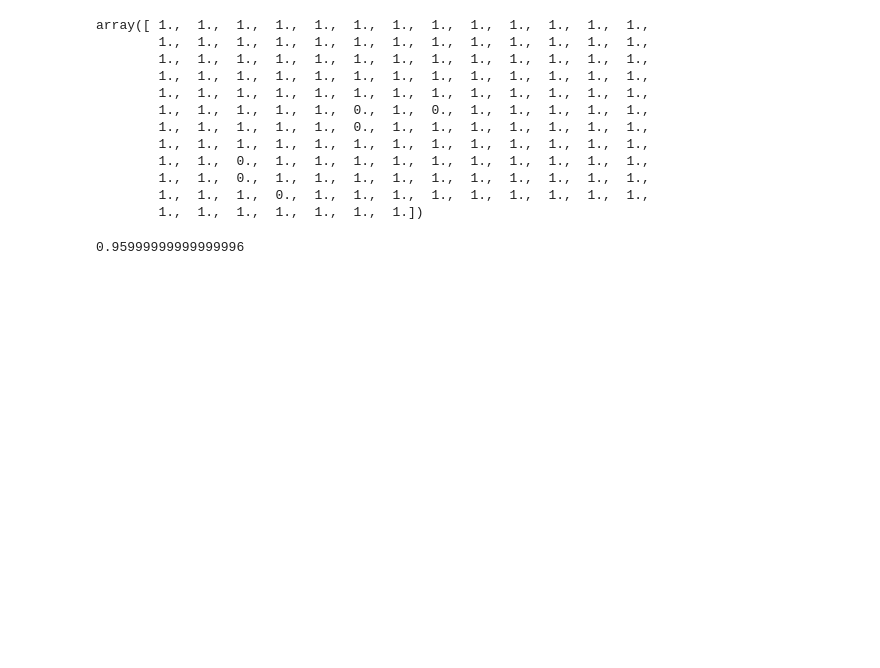
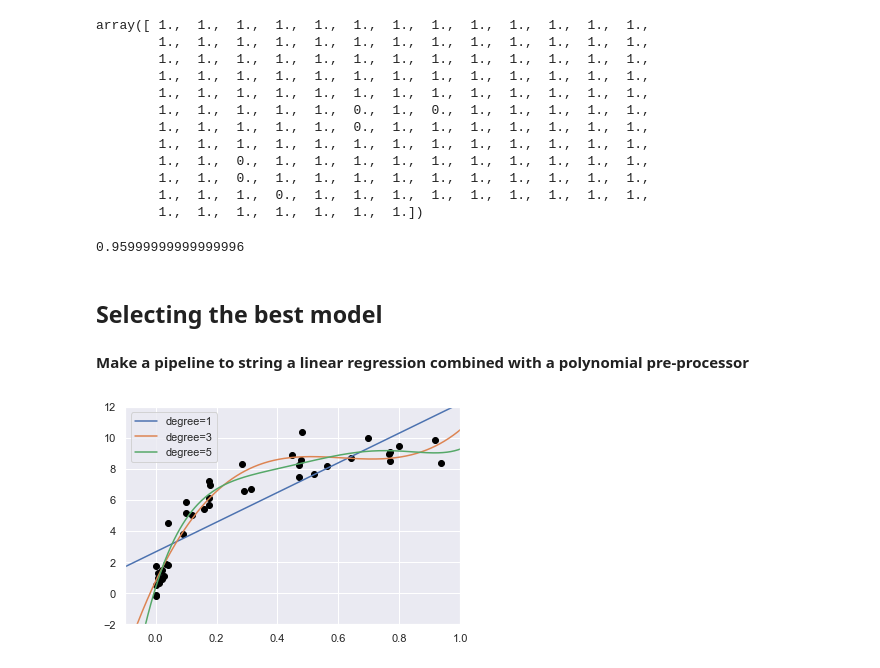
Before and after one commit to loftusa/General-Projects-And-Scripts, a Jupyter notebook: Learning/Book - Data Science Handbook/Scikit-learn/Hyperparameters-and-model-validation.ipynb, the cells around one changed output. Saved outputs shown, nothing was run; the diff lists cells and outputs as text; code cells hidden in the pictures; blank space fills up the shorter version.

Commit message:
Learned some model validation techniques

```diff
--- a/Learning/Book - Data Science Handbook/Scikit-learn/Hyperparameters-and-model-validation.ipynb
+++ b/Learning/Book - Data Science Handbook/Scikit-learn/Hyperparameters-and-model-validation.ipynb
@@ -77,3 +77,7 @@ array([ 1.,  1.,  1.,  1.,  1.,  1.,  1.,  1.,  1.,  1.,  1.,  1.,  1.,
 scores.mean()
 # %% [output]
 0.95999999999999996
+# %% [markdown]
+## Selecting the best model
+# %% [markdown]
+**Make a pipeline to string a linear regression combined with a polynomial pre-processor**
@@ -79,0 +91,36 @@ scores.mean()
+# %%
+# Define PolynomialRegression, with degree default 2, that returns a pipeline with PolynomialFeatures followed by a linear regression.
+def PolynomialRegression(degree=2, **kwargs):
+    return make_pipeline(PolynomialFeatures(degree),
+                        LinearRegression(**kwargs))
+# %%
+# Make a function that spits out data we can make a model for
+def make_data(N, err=1.0, rseed=1):
+    # Randomly sample the data
+    rng = np.random.RandomState(rseed)
+    X = (rng.rand(N, 1) ** 2)
+    y = 10 - 1. / (X.ravel() + 0.1)
+    if err > 0:
+        y += err * rng.randn(N)
+    return X, y
+
+# Save the output of the function with N=40 to X, y
+X, y = make_data(40)
+# %%
+# Make a scatterplot of X vs y.
+X_test = np.linspace(-0.1, 1.1, 500)[:, None]
+
+plt.scatter(X.ravel(), y, c='black');
+axis=plt.axis()
+
+# Generate PolynomialRegression output plots for degree=1, 3, 5
+for degree in (1, 3, 5):
+    y_test = PolynomialRegression(degree).fit(X, y).predict(X_test)
+    plt.plot(X_test.ravel(), y_test, label='degree={0}'.format(degree))
+
+# Generate xlim, ylim, and legend
+plt.xlim(-0.1, 1.0)
+plt.ylim(-2, 12)
+plt.legend(loc='best');
+# %% [output]
+[figure, added]
```
Also changed, not shown: parts of 2 cells of this notebook.
